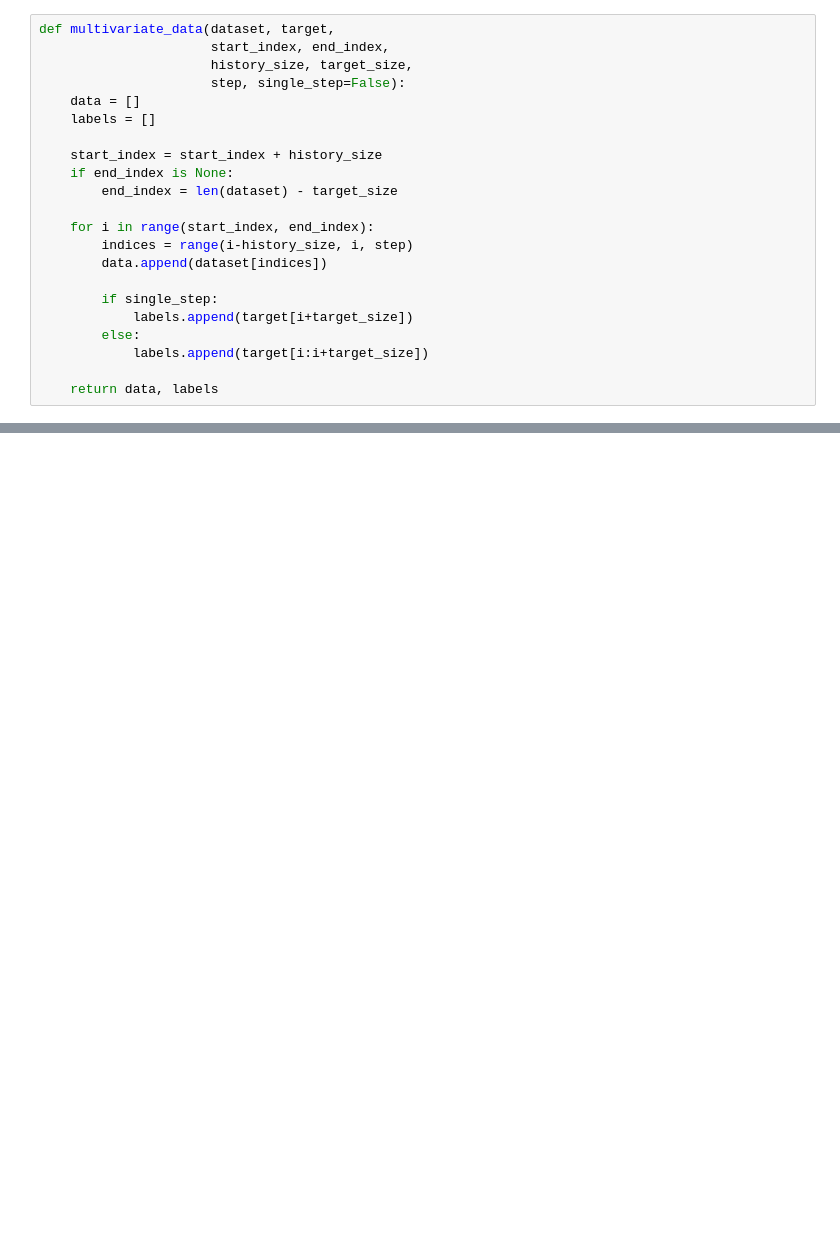
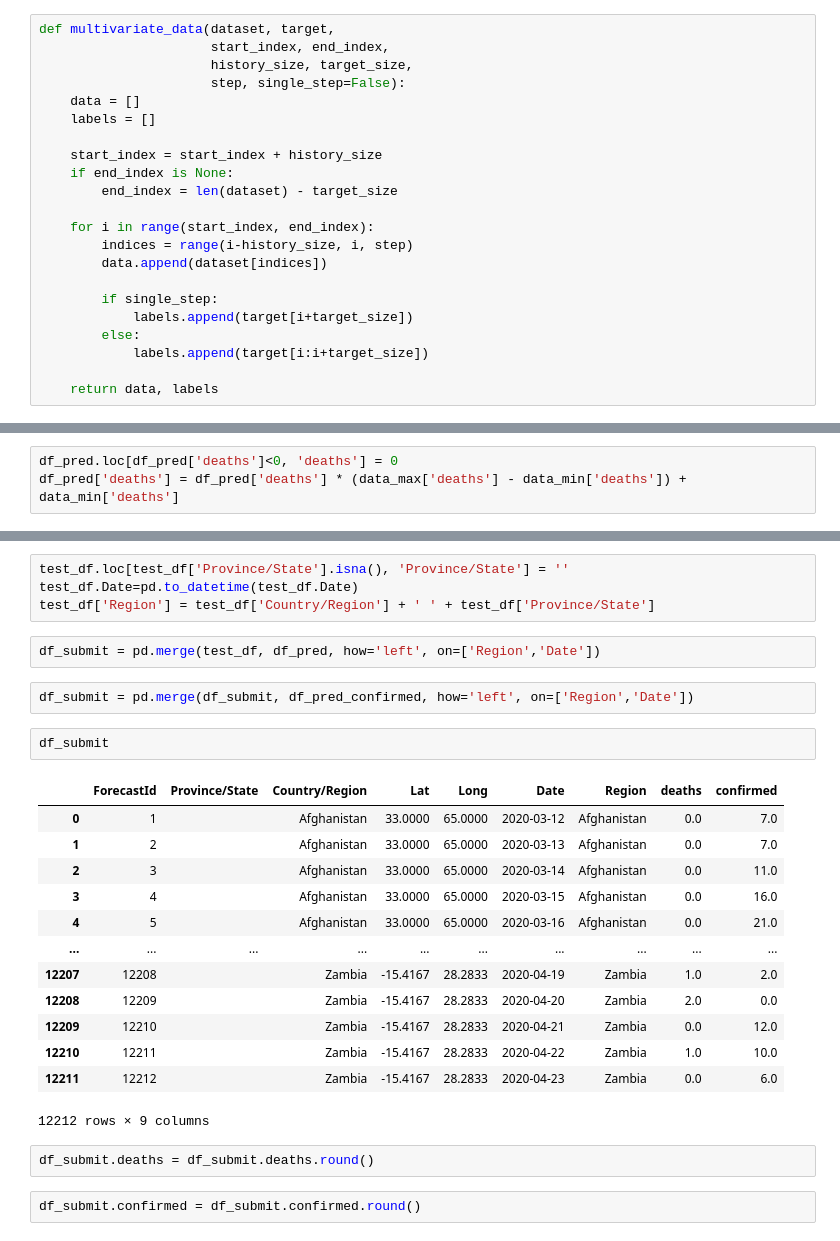
Before and after one commit to minggnim/covid-19-kaggle, a Jupyter notebook: multivariate_timeseries_rnn.ipynb, the cells around one changed output, grey strips where cells are left out. Drawn from its saved outputs; the diff is of its cells as text; blank space fills up the shorter version.

Commit message:
submit version

```diff
--- a/multivariate_timeseries_rnn.ipynb
+++ b/multivariate_timeseries_rnn.ipynb
@@ -246,0 +279,3 @@ for x, y in test_data_multi.shuffle(1000).take(3):
+# %%
+df_pred.loc[df_pred['deaths']<0, 'deaths'] = 0
+df_pred['deaths'] = df_pred['deaths'] * (data_max['deaths'] - data_min['deaths']) + data_min['deaths']
@@ -246,0 +296,28 @@ for x, y in test_data_multi.shuffle(1000).take(3):
+# %%
+test_df.loc[test_df['Province/State'].isna(), 'Province/State'] = ''
+test_df.Date=pd.to_datetime(test_df.Date)
+test_df['Region'] = test_df['Country/Region'] + ' ' + test_df['Province/State']
+# %%
+df_submit = pd.merge(test_df, df_pred, how='left', on=['Region','Date'])
+# %%
+df_submit = pd.merge(df_submit, df_pred_confirmed, how='left', on=['Region','Date'])
+# %%
+df_submit
+# %% [output]
+|  | ForecastId | Province/State | Country/Region | Lat | Long | Date | Region | deaths | confirmed |
+| 0 | 1 |  | Afghanistan | 33.0000 | 65.0000 | 2020-03-12 | Afghanistan | 0.0 | 7.0 |
+| 1 | 2 |  | Afghanistan | 33.0000 | 65.0000 | 2020-03-13 | Afghanistan | 0.0 | 7.0 |
+| 2 | 3 |  | Afghanistan | 33.0000 | 65.0000 | 2020-03-14 | Afghanistan | 0.0 | 11.0 |
+| 3 | 4 |  | Afghanistan | 33.0000 | 65.0000 | 2020-03-15 | Afghanistan | 0.0 | 16.0 |
+| 4 | 5 |  | Afghanistan | 33.0000 | 65.0000 | 2020-03-16 | Afghanistan | 0.0 | 21.0 |
+| ... | ... | ... | ... | ... | ... | ... | ... | ... | ... |
+| 12207 | 12208 |  | Zambia | -15.4167 | 28.2833 | 2020-04-19 | Zambia | 1.0 | 2.0 |
+| 12208 | 12209 |  | Zambia | -15.4167 | 28.2833 | 2020-04-20 | Zambia | 2.0 | 0.0 |
+| 12209 | 12210 |  | Zambia | -15.4167 | 28.2833 | 2020-04-21 | Zambia | 0.0 | 12.0 |
+| 12210 | 12211 |  | Zambia | -15.4167 | 28.2833 | 2020-04-22 | Zambia | 1.0 | 10.0 |
+| 12211 | 12212 |  | Zambia | -15.4167 | 28.2833 | 2020-04-23 | Zambia | 0.0 | 6.0 |
+12212 rows × 9 columns
+# %%
+df_submit.deaths = df_submit.deaths.round()
+# %%
+df_submit.confirmed = df_submit.confirmed.round()
```
Also changed, not shown: parts of 31 cells of this notebook, 1 other file.
